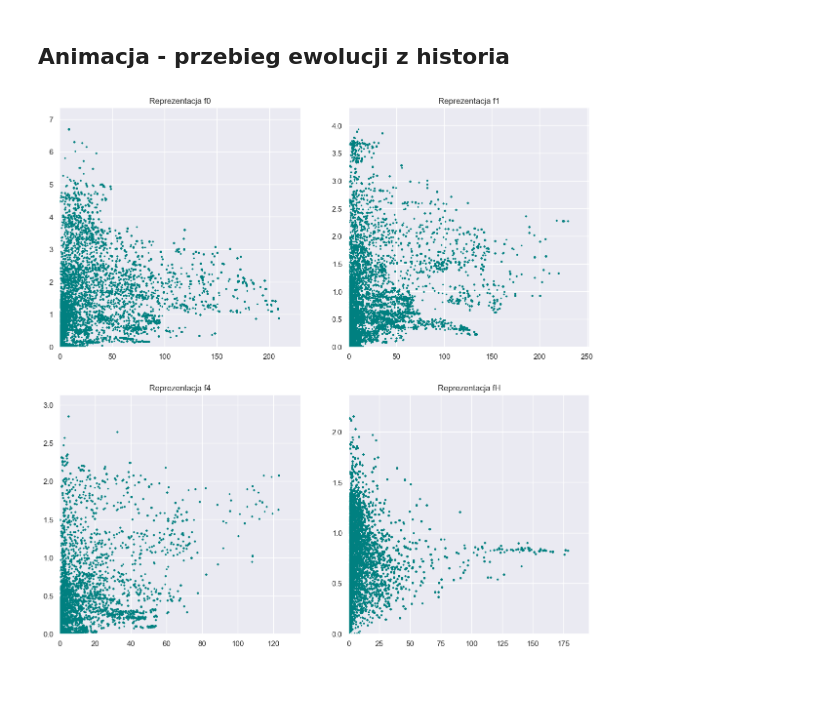
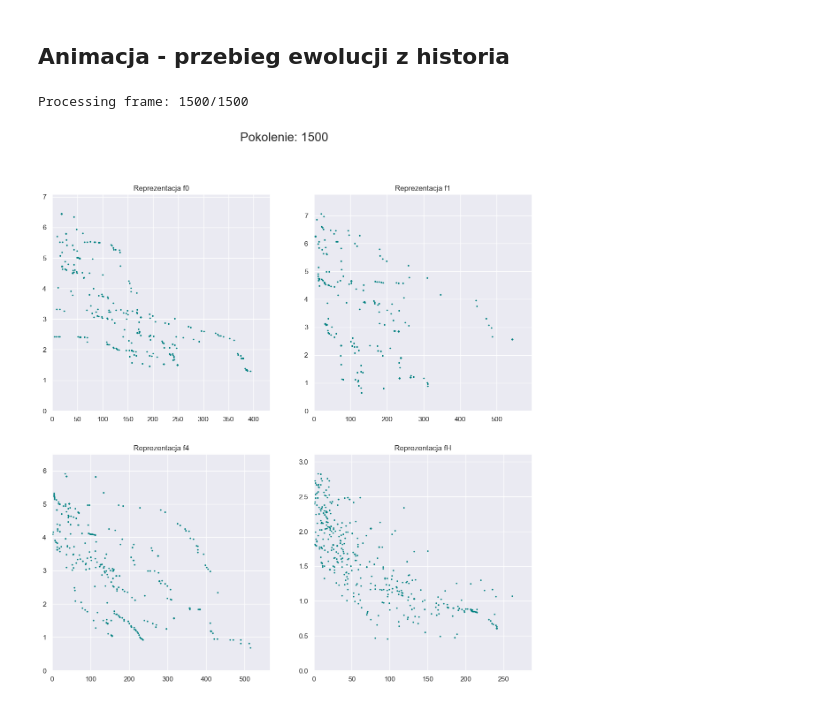
Before and after one commit to anras5/evolutionary-algorithms, a Jupyter notebook: lab7/lab7.ipynb, the cells around one changed output. Drawn from its saved outputs; the diff is of its cells as text; code cells hidden in the pictures.

```diff
--- a/lab7/lab7.ipynb
+++ b/lab7/lab7.ipynb
@@ -24,7 +25,7 @@ base_path = Path("../framspy/lab7")
 # DISTANCE
 for g_value in G_VALUES:
     g_path = base_path / f"f{g_value}/genotypes"
-    for iteration_path in sorted(g_path.iterdir(), key=lambda x: int(x.name)):
+    for iteration_path in sorted((d for d in g_path.iterdir() if d.is_dir()), key=lambda x: int(x.name)):
         data = {"distance": []}
         for generation_file in sorted(iteration_path.iterdir(), key=lambda x: int(x.stem)):
             with generation_file.open() as file:
@@ -50,7 +51,7 @@ axes[0].set_xlabel("Numer pokolenia")
 # HEIGHT
 for g_value in G_VALUES:
     g_path = base_path / f"f{g_value}/genotypes"
-    for iteration_path in sorted(g_path.iterdir(), key=lambda x: int(x.name)):
+    for iteration_path in sorted((d for d in g_path.iterdir() if d.is_dir()), key=lambda x: int(x.name)):
         data = {"height": []}
         for generation_file in sorted(iteration_path.iterdir(), key=lambda x: int(x.stem)):
             with generation_file.open() as file:
@@ -94,7 +95,7 @@ base_path = Path("../framspy/lab7")
 for g_value in G_VALUES:
     g_path = base_path / f"f{g_value}/genotypes"
     data = {"distance": [], "iteration": [], "generation": []}
-    for iteration_path in sorted(g_path.iterdir(), key=lambda x: int(x.name)):
+    for iteration_path in sorted((d for d in g_path.iterdir() if d.is_dir()), key=lambda x: int(x.name)):
         for generation_file in sorted(iteration_path.iterdir(), key=lambda x: int(x.stem)):
             with generation_file.open() as file:
                 best_distance = 0
@@ -114,7 +115,7 @@ axes[0].set_xlabel("Numer pokolenia")
 for g_value in G_VALUES:
     g_path = base_path / f"f{g_value}/genotypes"
     data = {"height": [], "iteration": [], "generation": []}
-    for iteration_path in sorted(g_path.iterdir(), key=lambda x: int(x.name)):
+    for iteration_path in sorted((d for d in g_path.iterdir() if d.is_dir()), key=lambda x: int(x.name)):
         for generation_file in sorted(iteration_path.iterdir(), key=lambda x: int(x.stem)):
             with generation_file.open() as file:
                 best_height = 0
@@ -200,7 +221,7 @@ base_path = Path("../framspy/lab7")
 for i, g_value in enumerate(G_VALUES):
     g_path = base_path / f"f{g_value}/genotypes"
     data = {"distance": [], "height": []}
-    for iteration_path in sorted(g_path.iterdir(), key=lambda x: int(x.name)):
+    for iteration_path in sorted((d for d in g_path.iterdir() if d.is_dir()), key=lambda x: int(x.name)):
         for generation_file in sorted(iteration_path.iterdir(), key=lambda x: int(x.stem)):
             with generation_file.open() as file:
                 for line in file:
@@ -223,14 +272,14 @@ plt.show()
 ## Animacja - przebieg ewolucji z historia
 # %%
 sns.set_style("darkgrid")
-data = {g_value: {"distance": [], "height": []} for g_value in G_VALUES}
 
 base_path = Path("../framspy/lab7")
 # Function to read data for a given frame
 def read_frame_data(frame):
+    data = {g_value: {"distance": [], "height": []} for g_value in G_VALUES}
     for i, g_value in enumerate(G_VALUES):
         g_path = base_path / f"f{g_value}/genotypes"
-        for iteration_path in sorted(g_path.iterdir(), key=lambda x: int(x.name)):
+        for iteration_path in sorted((d for d in g_path.iterdir() if d.is_dir()), key=lambda x: int(x.name)):
             generation_file = iteration_path / f"{frame}.gen"
             with generation_file.open() as file:
                 for line in file:
@@ -238,44 +287,50 @@ def read_frame_data(frame):
                         data[g_value]["distance"].append(float(line.split(':')[1]))
                     if line.startswith("1:"):
                         data[g_value]["height"].append(float(line.split(':')[1]))
+    return data
 
 fig, axes = plt.subplots(2, 2, figsize=(14, 14))
 axes = axes.flatten()
 
-
 def get_max_value(genotype, criterion):
     g_path = base_path / f"f{genotype}/genotypes"
     best = 0
-    for iteration_path in sorted(g_path.iterdir(), key=lambda x: int(x.name)):
+    for iteration_path in sorted((d for d in g_path.iterdir() if d.is_dir()), key=lambda x: int(x.name)):
         for generation_file in sorted(iteration_path.iterdir(), key=lambda x: int(x.stem)):
             with generation_file.open() as file:
                 for line in file:
                     if line.startswith(f"{criterion}:"):
                         best = max(best, float(line.split(':')[1]))
     return best
 
 plots = {}
 for i, g_value in enumerate(G_VALUES):
     axes[i].set_xlim(0, get_max_value(g_value, 0)*1.1)
     axes[i].set_ylim(0, get_max_value(g_value, 1)*1.1)
     axes[i].set_title(f"Reprezentacja f{g_value}")
     plots[g_value] = axes[i].scatter([], [], s=2, color='teal')
 
 # Update function for animation
 def update(frame):
-    read_frame_data(frame + 1)  # Read the data for the current frame
+    clear_output(wait=True)
+    print(f"Processing frame: {frame + 1}/{frames}")
+    fig.suptitle(f"Pokolenie: {frame + 1}", fontsize=20)
+    data = read_frame_data(frame + 1)
     for i, g_value in enumerate(G_VALUES):
-        df = pd.DataFrame(data[g_value])  # Convert updated data to a DataFrame
-        plots[g_value].set_offsets(df[['distance', 'height']].values)  # Update scatter points
+        df = pd.DataFrame(data[g_value])
+        plots[g_value].set_offsets(df[['distance', 'height']].values)
     return [plots[g_value] for g_value in G_VALUES]
 
 # Create the animation
 frame_dir = base_path / f"f{G_VALUES[0]}/genotypes/1"
 frames = len(list(frame_dir.glob("*.gen")))
+
 ani = FuncAnimation(fig, update, frames=frames, interval=100, blit=True)
 
 # Show the animation
-ani.save("./plots/4-animation_all.gif", writer="pillow")
+writer = FFMpegWriter(fps=10, metadata=dict(artist="Filip Marciniak"), bitrate=1800)
+ani.save("./plots/6-animation-all.mp4", writer=writer)
 plt.show()
 # %% [output]
+Processing frame: 1500/1500
-[figure, old version]
+[figure, new version]
```
Also changed, not shown: parts of 9 cells of this notebook, 13 other files.
